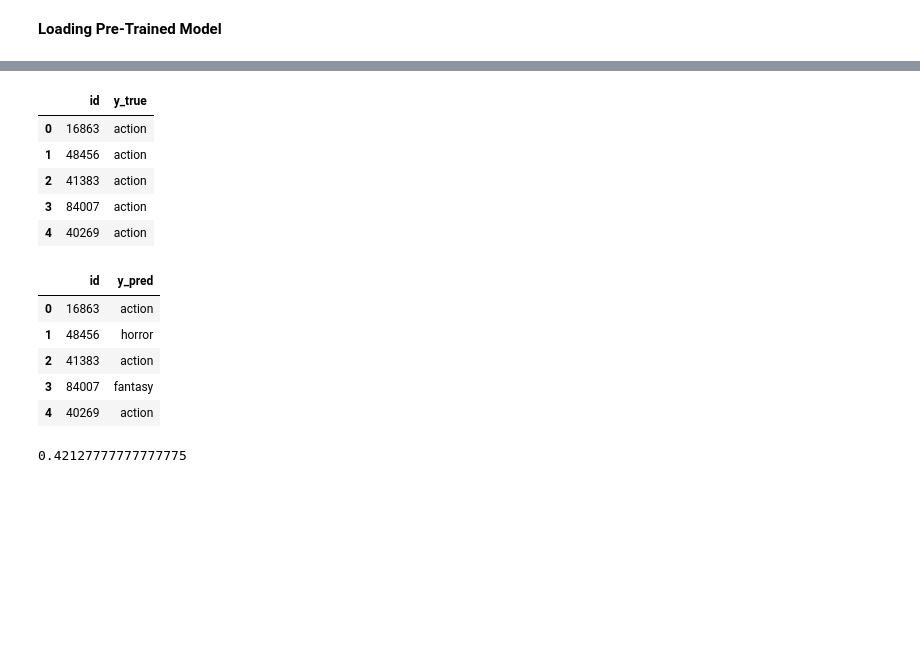
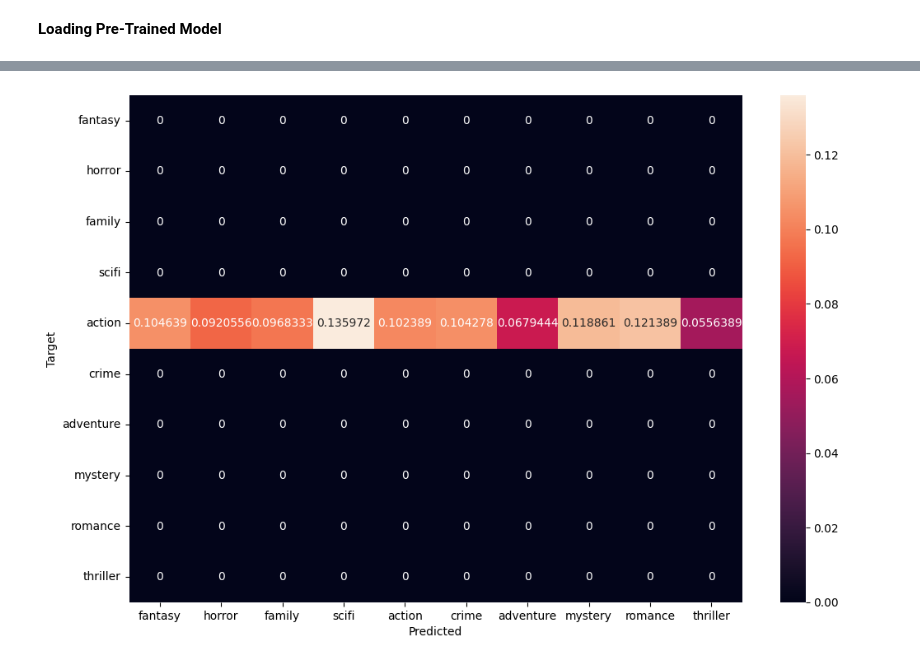
Before and after one commit to sumanentc/Machine-Learning-with-Python, a Jupyter notebook: Classification/Movie_Genre_Prediction.ipynb, the cells around one changed output, grey strips where cells are left out. Cells and saved outputs as stored; diff of their text form; code cells hidden in the pictures; blank space fills up the shorter version.

Commit message:
updated Movie genre prediction

```diff
--- a/Classification/Movie_Genre_Prediction.ipynb
+++ b/Classification/Movie_Genre_Prediction.ipynb
@@ -181,2 +199,7 @@ updated_data["train"][0]
 # %% [markdown]
 **Preprocess**
+# %%
+#train_ds = updated_data['train']
+#action_train_ds = train_ds.filter(lambda row : row['label']==1)
+#action_train_ds[:6]
+split_ds = updated_data['train'].train_test_split(test_size=0.2)
@@ -425,0 +396,4 @@ family
+# %%
+from transformers import pipeline
+
+savedmodel = pipeline('text-classification',model="dassum/movie_genre_classification_model-v7",framework='pt', device=0)
@@ -425,0 +417,17 @@ family
+# %%
+test_df = updated_data['test'].to_pandas()
+test_df.head()
+test_df = test_df.reset_index()
+
+predictions = []
+test_ids = []
+actuals_ids = []
+predictions_ids = []
+for row in test_df.itertuples(index=True, name='Pandas'):
+    print(row.id)
+    test_ids.append(row.id)
+    prediction_value_pt = savedmodel({'text': row.movie_name, 'text_pair': row.text})
+    label = prediction_value_pt['label']
+    predictions.append(label)
+    actuals_ids.append(row.label)
+    predictions_ids.append(label2id[label])
@@ -633,28 +475,0 @@ np.savetxt(
-# %%
-import pandas as pd
-from sklearn.metrics import accuracy_score
-
-test_data = updated_data["test"].to_pandas()
-test_data.rename(columns={'genre':'y_true'}, inplace=True)
-
-test_data = test_data[["id","y_true"]]
-test_data.head()
-# %% [output]
-|  | id | y_true |
-| 0 | 16863 | action |
-| 1 | 48456 | action |
-| 2 | 41383 | action |
-| 3 | 84007 | action |
-| 4 | 40269 | action |
-# %%
-predictions_df = pd.read_csv('submission.csv')
-predictions_df.rename(columns={'genre':'y_pred'}, inplace=True)
-predictions_df = predictions_df[["id","y_pred"]]
-predictions_df.head()
-# %% [output]
-|  | id | y_pred |
-| 0 | 16863 | action |
-| 1 | 48456 | horror |
-| 2 | 41383 | action |
-| 3 | 84007 | fantasy |
-| 4 | 40269 | action |
@@ -666,5 +476,20 @@ y_true = merged_df['y_true'].tolist()
-# %%
-from sklearn.metrics import accuracy_score
-accuracy_score(y_true, y_pred)
-# %% [output]
-0.42127777777777775
+# %%
+from sklearn.metrics import f1_score, accuracy_score, confusion_matrix
+import seaborn as sn
+import pandas as pd
+import matplotlib.pyplot as plt
+
+# Scikit-Learn is transitioning to V1 but it's not available on Colab
+# The changes modify how confusion matrices are plotted
+def plot_cm(cm):
+  classes = ['fantasy', 'horror', 'family','scifi','action','crime','adventure','mystery','romance','thriller']
+  df_cm = pd.DataFrame(cm, index=classes, columns=classes)
+  ax = sn.heatmap(df_cm, annot=True, fmt='g')
+  ax.set_xlabel("Predicted")
+  ax.set_ylabel("Target")
+
+cm = confusion_matrix(actuals_ids, predictions_ids, normalize='true')
+plt.figure(figsize = (12,8))
+plot_cm(cm)
+# %% [output]
+[figure, added]
```
Also changed, not shown: parts of 61 cells of this notebook.
